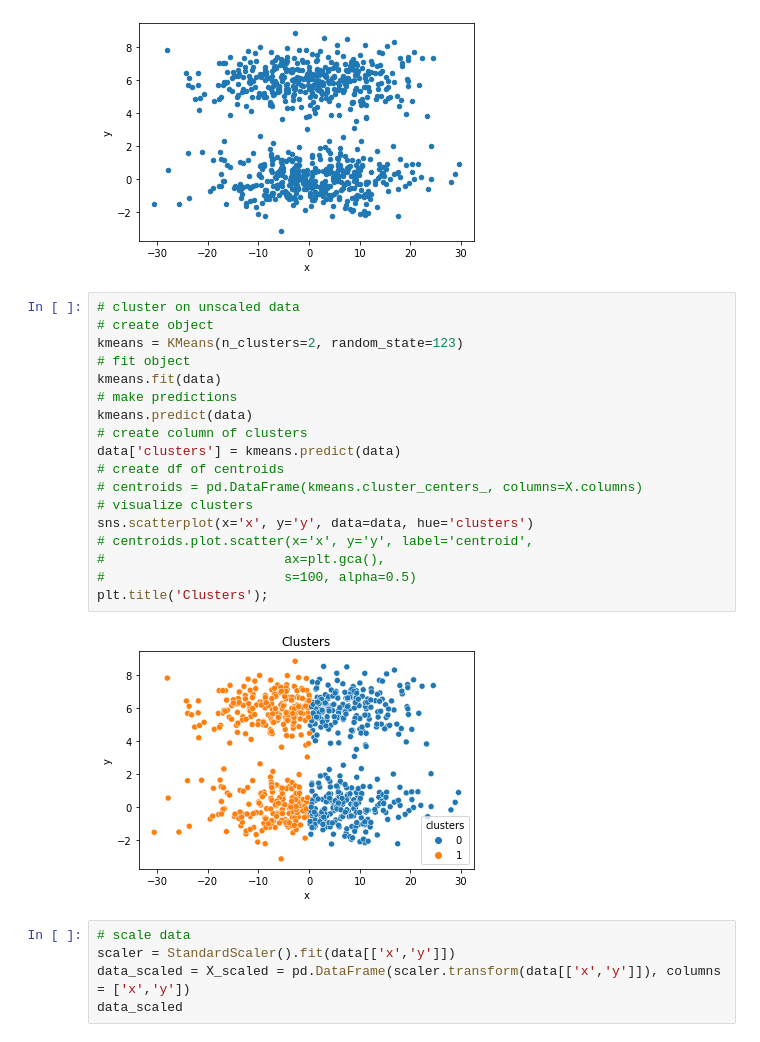
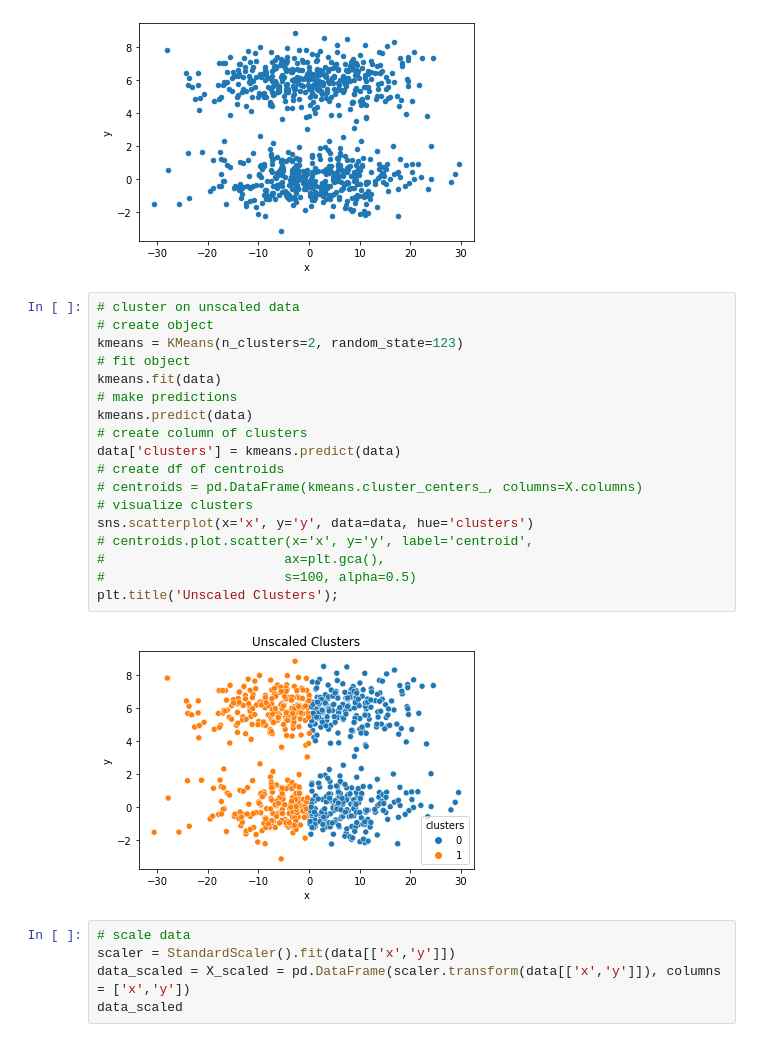
Before and after one commit to sophia-stewart/clustering-exercises, a Jupyter notebook: modeling.ipynb, the cells around one changed output. Saved outputs shown, nothing was run; the diff lists cells and outputs as text.

Commit message:
Changed chart titles

```diff
--- a/modeling.ipynb
+++ b/modeling.ipynb
@@ -290,23 +290,23 @@ data.plot.scatter(x='x', y='y')
 # %%
 # cluster on unscaled data
 # create object
 kmeans = KMeans(n_clusters=2, random_state=123)
 # fit object
 kmeans.fit(data)
 # make predictions
 kmeans.predict(data)
 # create column of clusters
 data['clusters'] = kmeans.predict(data)
 # create df of centroids
 # centroids = pd.DataFrame(kmeans.cluster_centers_, columns=X.columns)
 # visualize clusters
 sns.scatterplot(x='x', y='y', data=data, hue='clusters')
 # centroids.plot.scatter(x='x', y='y', label='centroid',
 #                       ax=plt.gca(),
 #                       s=100, alpha=0.5)
-plt.title('Clusters');
+plt.title('Unscaled Clusters');
 # %% [output]
-[figure, old version]
+[figure, new version]
 # %%
 # scale data
 scaler = StandardScaler().fit(data[['x','y']])
```
Also changed, not shown: parts of 2 cells of this notebook.
